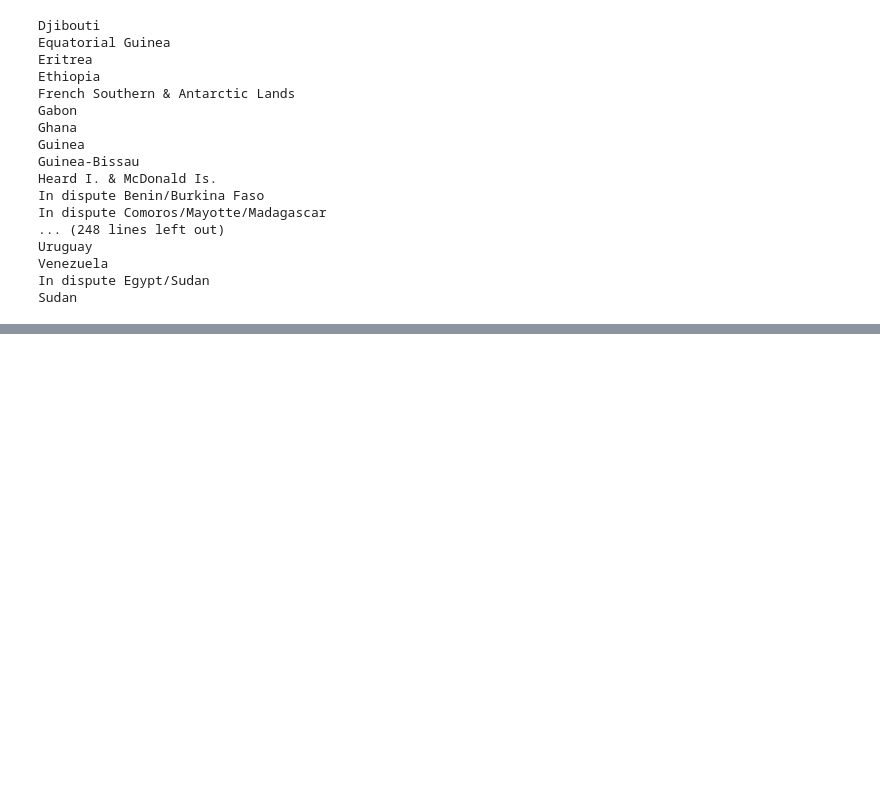
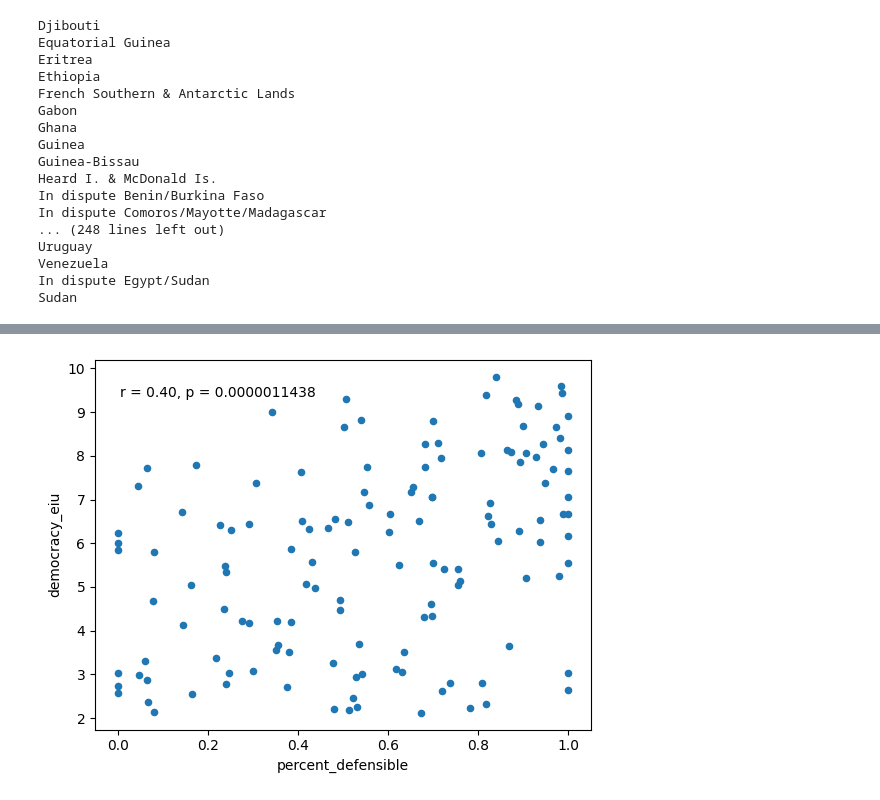
Before and after one commit to emmettmcdow/defensibility, a Jupyter notebook: borders.ipynb, the cells around one changed output, grey strips where cells are left out. Saved outputs shown, nothing was run; the diff lists cells and outputs as text; code cells hidden in the pictures; blank space fills up the shorter version.

```diff
--- a/borders.ipynb
+++ b/borders.ipynb
@@ -255,0 +302,7 @@ worldstats.to_csv('data/output.csv', index=False)
+# %%
+worldstats.plot.scatter(x='percent_defensible', y='democracy_eiu')
+corr, p_value = pearsonr(worldstats['percent_defensible'], worldstats['democracy_eiu'])
+plt.text(0.05, 0.9, f'r = {corr:.2f}, p = {p_value:.10f}', transform=plt.gca().transAxes)
+plt.show()
+# %% [output]
+[figure, added]
```
Also changed, not shown: parts of 12 cells of this notebook, 1 other file.
